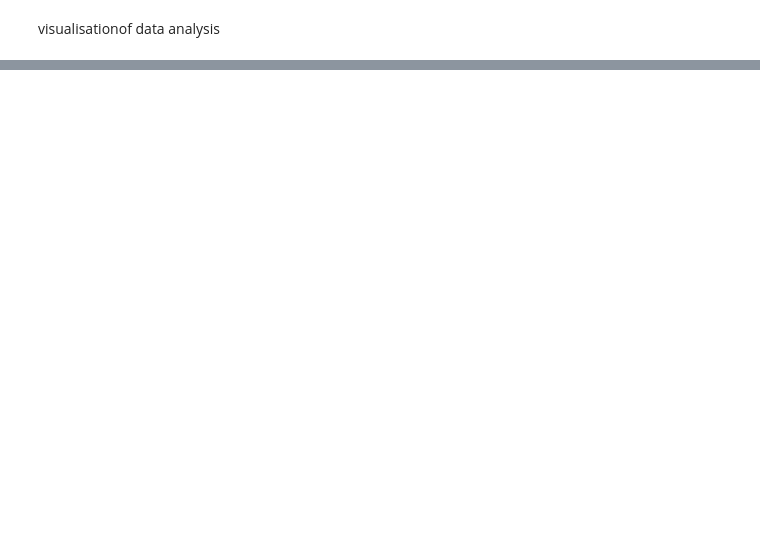
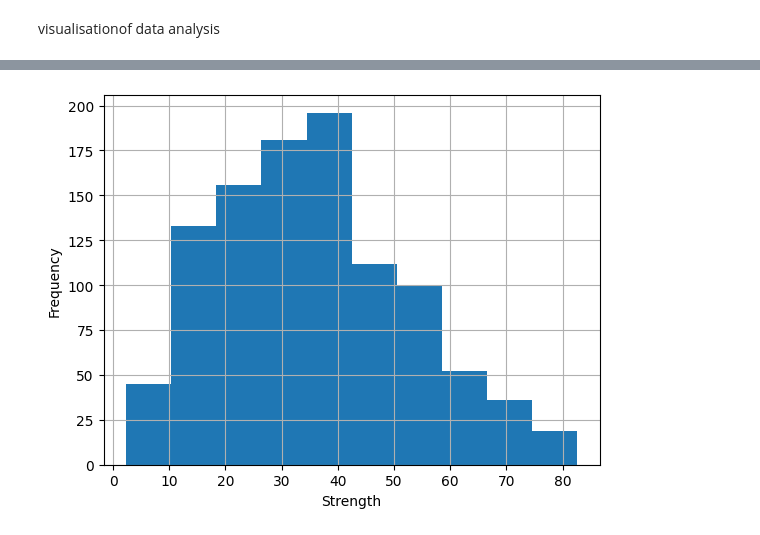
Before and after one commit to winniejuan/CITI_Stastical_modelling, a Jupyter notebook: visualization.ipynb, the cells around one changed output, grey strips where cells are left out. Drawn from its saved outputs; the diff is of its cells as text; code cells hidden in the pictures; blank space fills up the shorter version.

```diff
--- a/visualization.ipynb
+++ b/visualization.ipynb
@@ -27,0 +30,10 @@ print(df)
+# %%
+# looking at the distribution of the target variable
+df["Strength"].hist()
+from matplotlib import pyplot as plt
+
+plt.ylabel("Frequency")
+plt.xlabel("Strength")
+plt.show()
+# %% [output]
+[figure, added]
```
Also changed, not shown: parts of 10 cells of this notebook.
